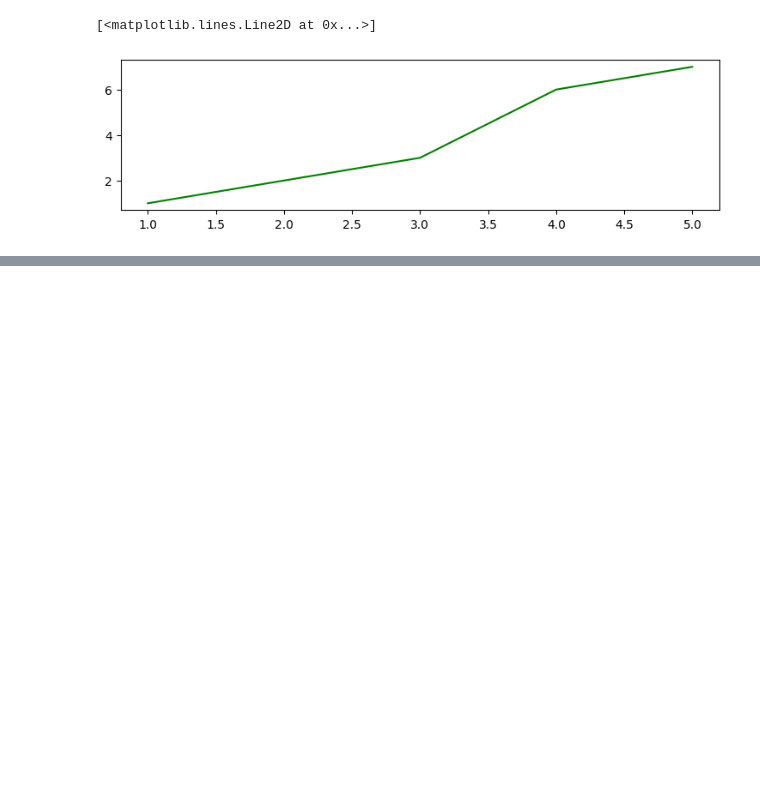
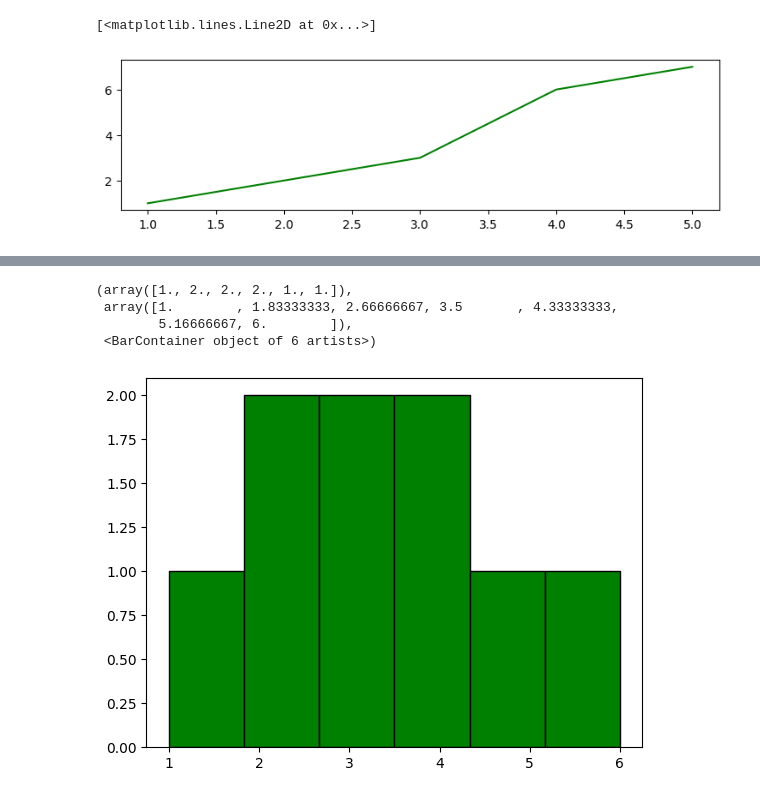
Before and after one commit to RaviSoni804426/AI-Code, a Jupyter notebook: My Code/basicpython.ipynb, the cells around one changed output, grey strips where cells are left out. Drawn from its saved outputs; the diff is of its cells as text; code cells hidden in the pictures; blank space fills up the shorter version.

```diff
--- a/My Code/basicpython.ipynb
+++ b/My Code/basicpython.ipynb
@@ -307,0 +316,9 @@ plt.plot(x,y2,color='green')
+# %%
+data=[1,2,3,4,5,6,2,3,4,]
+plt.hist(data,bins=6,color='green',edgecolor='black')
+# %% [output]
+(array([1., 2., 2., 2., 1., 1.]),
+ array([1.        , 1.83333333, 2.66666667, 3.5       , 4.33333333,
+        5.16666667, 6.        ]),
+ <BarContainer object of 6 artists>)
+[figure, added]
```
Also changed, not shown: parts of 1 cell of this notebook.
